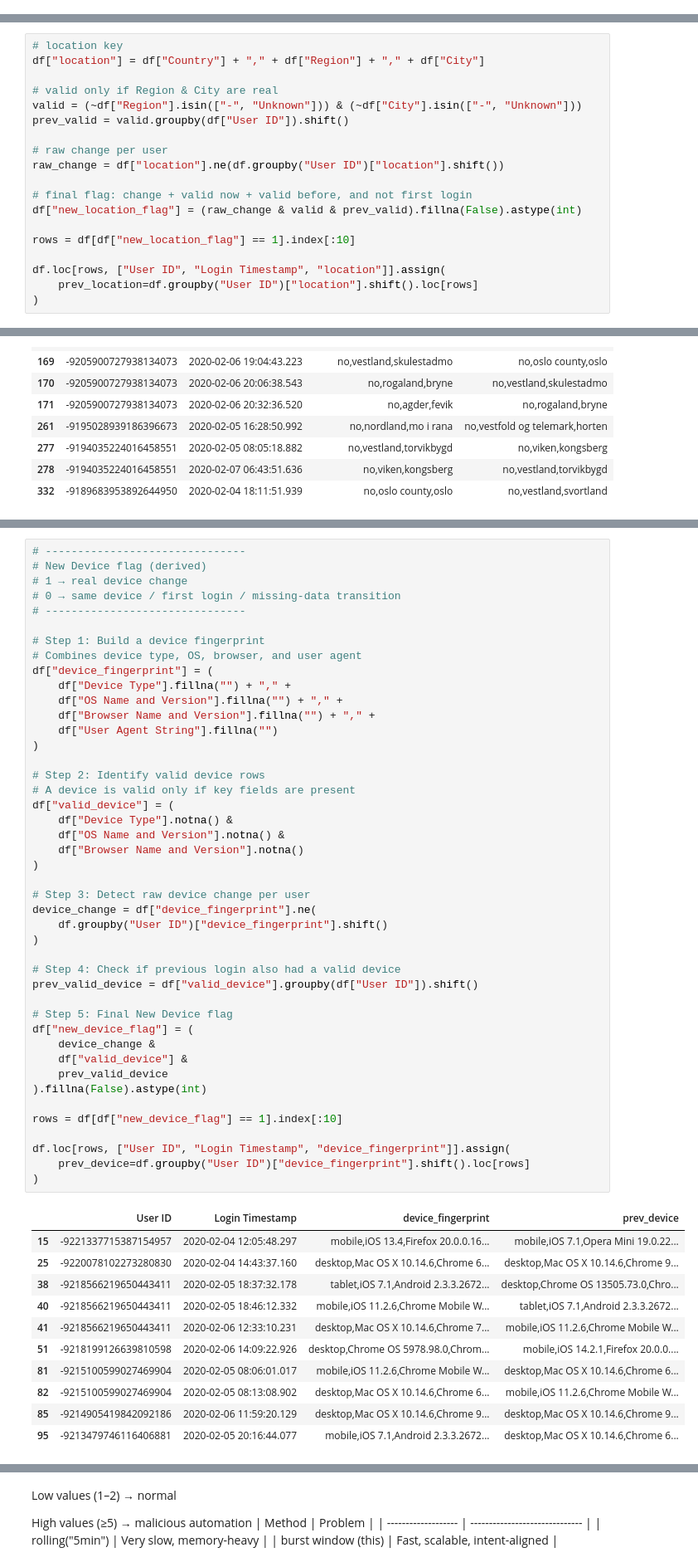
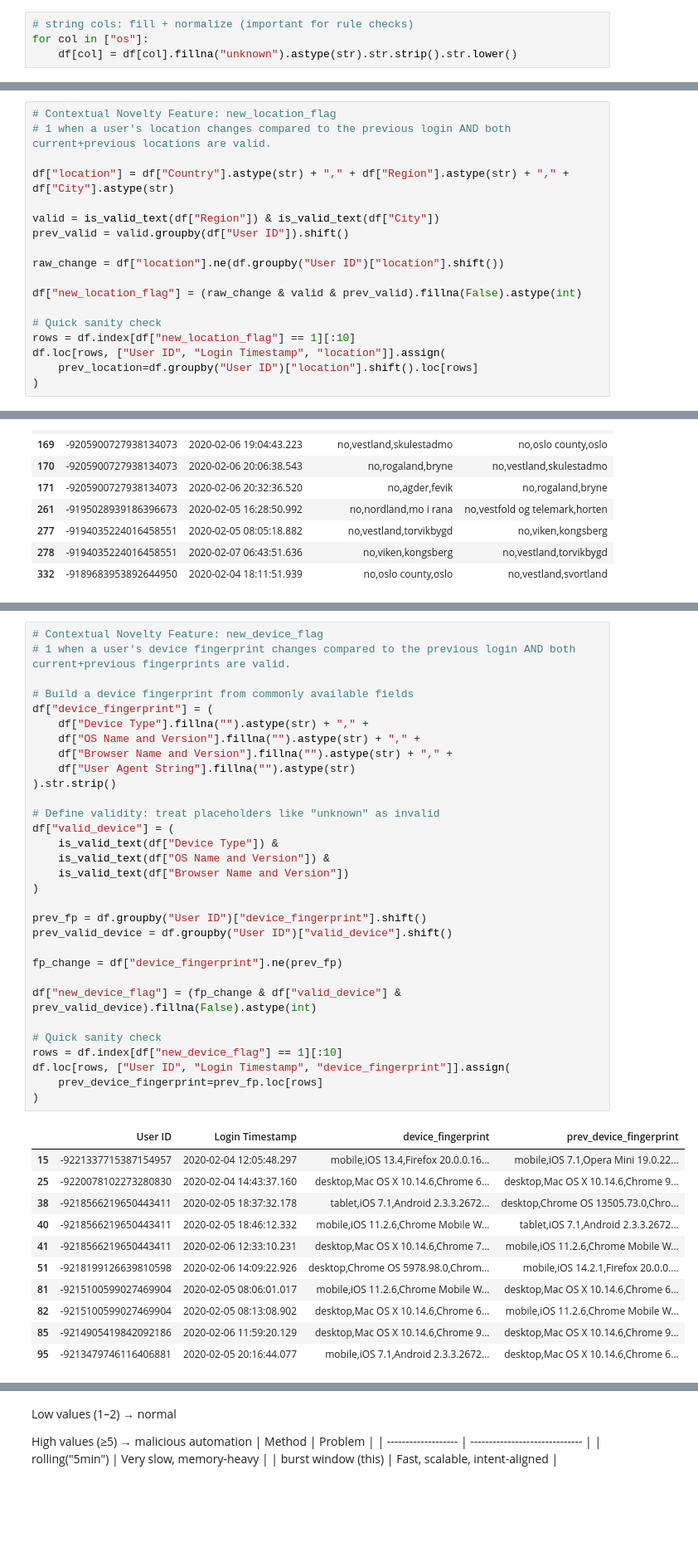
Before and after one commit to madhvesh23/Intent-Classification-ML-Project-, a Jupyter notebook: notebooks/01_eda_and_features.ipynb, the cells around one changed output, grey strips where cells are left out. Shown at 83% size. Cells and saved outputs as stored; diff of their text form; blank space fills up the shorter version.

```diff
--- a/notebooks/01_eda_and_features.ipynb
+++ b/notebooks/01_eda_and_features.ipynb
@@ -166,6 +277,10 @@ df.isna().sum()
 # string cols: fill + normalize (important for rule checks)
 for col in ["browser"]:
     df[col] = df[col].fillna("unknown").astype(str).str.strip().str.lower()
+# %%
+# string cols: fill + normalize (important for rule checks)
+for col in ["os"]:
+    df[col] = df[col].fillna("unknown").astype(str).str.strip().str.lower()
 # %%
 df.isna().sum()
 [df.isna().sum() > 0]
@@ -1045,19 +1171,18 @@ Name: count, dtype: int64
 # %%
-# location key
-df["location"] = df["Country"] + "," + df["Region"] + "," + df["City"]
+# Contextual Novelty Feature: new_location_flag
+# 1 when a user's location changes compared to the previous login AND both current+previous locations are valid.
 
-# valid only if Region & City are real
-valid = (~df["Region"].isin(["-", "Unknown"])) & (~df["City"].isin(["-", "Unknown"]))
+df["location"] = df["Country"].astype(str) + "," + df["Region"].astype(str) + "," + df["City"].astype(str)
+
+valid = is_valid_text(df["Region"]) & is_valid_text(df["City"])
 prev_valid = valid.groupby(df["User ID"]).shift()
 
-# raw change per user
 raw_change = df["location"].ne(df.groupby("User ID")["location"].shift())
 
-# final flag: change + valid now + valid before, and not first login
 df["new_location_flag"] = (raw_change & valid & prev_valid).fillna(False).astype(int)
 
-rows = df[df["new_location_flag"] == 1].index[:10]
-
+# Quick sanity check
+rows = df.index[df["new_location_flag"] == 1][:10]
 df.loc[rows, ["User ID", "Login Timestamp", "location"]].assign(
     prev_location=df.groupby("User ID")["location"].shift().loc[rows]
 )
@@ -1116,49 +1243,36 @@ new_device_flag = 0 → same device OR first login OR missing device info
 # %%
-# -------------------------------
-# New Device flag (derived)
-# 1 → real device change
-# 0 → same device / first login / missing-data transition
-# -------------------------------
+# Contextual Novelty Feature: new_device_flag
+# 1 when a user's device fingerprint changes compared to the previous login AND both current+previous fingerprints are valid.
 
-# Step 1: Build a device fingerprint
-# Combines device type, OS, browser, and user agent
+# Build a device fingerprint from commonly available fields
 df["device_fingerprint"] = (
-    df["Device Type"].fillna("") + "," +
-    df["OS Name and Version"].fillna("") + "," +
-    df["Browser Name and Version"].fillna("") + "," +
-    df["User Agent String"].fillna("")
+    df["Device Type"].fillna("").astype(str) + "," +
+    df["OS Name and Version"].fillna("").astype(str) + "," +
+    df["Browser Name and Version"].fillna("").astype(str) + "," +
+    df["User Agent String"].fillna("").astype(str)
+).str.strip()
+
+# Define validity: treat placeholders like "unknown" as invalid
+df["valid_device"] = (
+    is_valid_text(df["Device Type"]) &
+    is_valid_text(df["OS Name and Version"]) &
+    is_valid_text(df["Browser Name and Version"])
 )
 
-# Step 2: Identify valid device rows
-# A device is valid only if key fields are present
-df["valid_device"] = (
-    df["Device Type"].notna() &
-    df["OS Name and Version"].notna() &
-    df["Browser Name and Version"].notna()
+prev_fp = df.groupby("User ID")["device_fingerprint"].shift()
+prev_valid_device = df.groupby("User ID")["valid_device"].shift()
+
+fp_change = df["device_fingerprint"].ne(prev_fp)
+
+df["new_device_flag"] = (fp_change & df["valid_device"] & prev_valid_device).fillna(False).astype(int)
+
+# Quick sanity check
+rows = df.index[df["new_device_flag"] == 1][:10]
+df.loc[rows, ["User ID", "Login Timestamp", "device_fingerprint"]].assign(
+    prev_device_fingerprint=prev_fp.loc[rows]
 )
-
-# Step 3: Detect raw device change per user
-device_change = df["device_fingerprint"].ne(
-    df.groupby("User ID")["device_fingerprint"].shift()
-)
-
-# Step 4: Check if previous login also had a valid device
-prev_valid_device = df["valid_device"].groupby(df["User ID"]).shift()
-
-# Step 5: Final New Device flag
-df["new_device_flag"] = (
-    device_change &
-    df["valid_device"] &
-    prev_valid_device
-).fillna(False).astype(int)
-
-rows = df[df["new_device_flag"] == 1].index[:10]
-
-df.loc[rows, ["User ID", "Login Timestamp", "device_fingerprint"]].assign(
-    prev_device=df.groupby("User ID")["device_fingerprint"].shift().loc[rows]
-)
 # %% [output]
-|  | User ID | Login Timestamp | device_fingerprint | prev_device |
+|  | User ID | Login Timestamp | device_fingerprint | prev_device_fingerprint |
 | 15 | -9221337715387154957 | 2020-02-04 12:05:48.297 | mobile,iOS 13.4,Firefox 20.0.0.16... | mobile,iOS 7.1,Opera Mini 19.0.22... |
 | 25 | -9220078102273280830 | 2020-02-04 14:43:37.160 | desktop,Mac OS X 10.14.6,Chrome 6... | desktop,Mac OS X 10.14.6,Chrome 9... |
 | 38 | -9218566219650443411 | 2020-02-05 18:37:32.178 | tablet,iOS 7.1,Android 2.3.3.2672... | desktop,Chrome OS 13505.73.0,Chro... |
```
Also changed, not shown: parts of 66 cells of this notebook, 3 other files.
